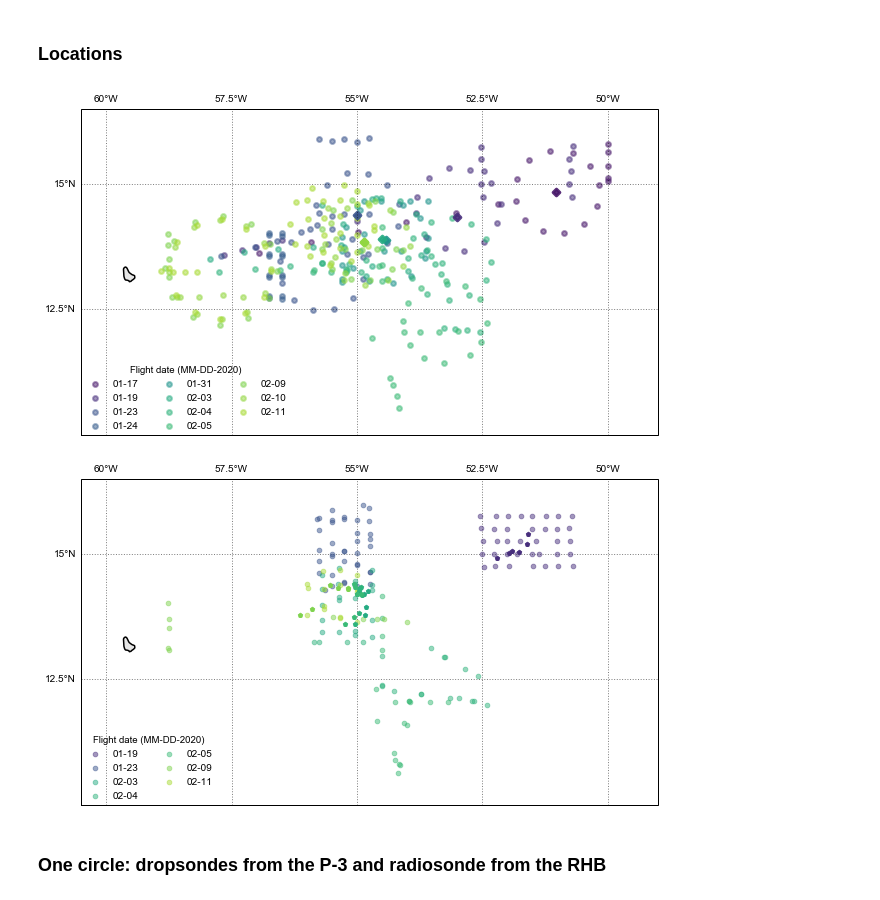
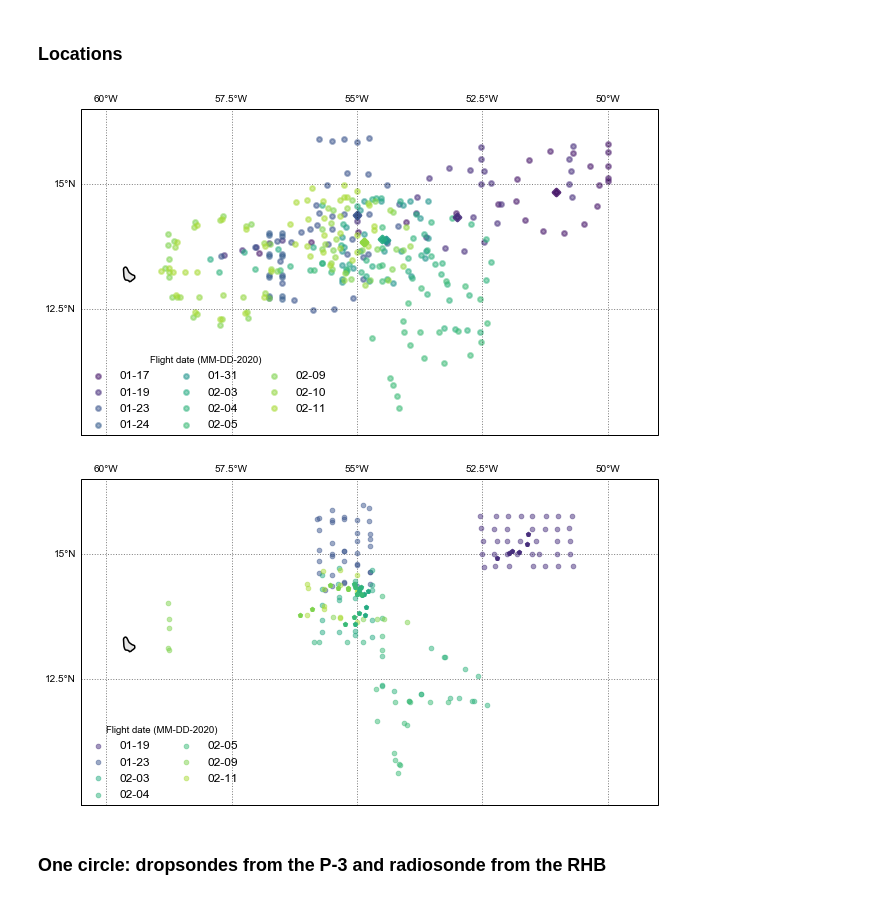
Before and after one commit to RobertPincus/atomic-p3-data-paper, a Jupyter notebook: Figures.ipynb, the cells around one changed output. Saved outputs shown, nothing was run; the diff lists cells and outputs as text; code cells hidden in the pictures.

Commit message:
Updates to figures

```diff
--- a/Figures.ipynb
+++ b/Figures.ipynb
@@ -34,7 +34,7 @@ mpl.rcParams['font.sans-serif'] = "Arial"
 mpl.rcParams['font.family'] = "sans-serif"
 mpl.rcParams["legend.frameon"] = False
 
-saveFigs = True
+saveFigs = False
 # %%
 def set_up_map(plt, lon_w = -60.5, lon_e = -49, lat_s = 10, lat_n = 16.5):
     ax  = plt.axes(projection=ccrs.PlateCarree())
@@ -143,7 +143,7 @@ Data variables:
 #
 # Ron Brown - met/sea/nav/flux file provided by NOAA PSL
 #
-rhb = xr.open_dataset('https://psl.noaa.gov/thredds/dodsC/Datasets/ATOMIC/data/rhb/nav_met_sea_flux/EUREC4A_ATOMIC_RonBrown_atm_ocean_near_surface_profiles_20200109-20200212_v1.0.nc')
+rhb = xr.open_dataset('https://psl.noaa.gov/thredds/dodsC/Datasets/ATOMIC/data/rhb/nav_met_sea_flux/EUREC4A_ATOMIC_RonBrown_atm_ocean_near_surface_profiles_20200109-20200212_v1.1.nc')
 #
 # Dates when the RHB was within the dropsonde circle - see Table 3 of Quinn et al. 2020
 #
@@ -265,35 +265,35 @@ for d in flight_dates:
     flight = nav_data.sel(time=d.strftime("%Y-%m-%d"))
     sonde_times = [s['launch_time'] for s in p3_sonde_descrips if s['launch_time'].date() == d]
     flight = flight.sel(time=sonde_times)
     ax.scatter(flight.lon, flight.lat,
                 lw=2, alpha=0.5, color=flight_cols[flight_dates.index(d)],
                 label="{:02d}-{:02d}".format(d.month, d.day))
 #
 # Add the RHB locations
 #
 # Use the flight segmentation files developed for EUREC4A and ATOMIC, which have the times of the circles
 #
 seg_base = 'https://raw.githubusercontent.com/eurec4a/flight-phase-separation/master/flight_phase_files/P3/'
 for d in rhb_dates:
     #
     # When was the first circle on this day?
     #   Most days had only one circle with sonde;
     #   on the day with two circles the RHB was in the center of the first)
     #
     seg_file = 'EUREC4A_ATOMIC_P3_Flight-segments_2020{:02d}{:02d}_v0.5.yaml'.format(d.month, d.day)
     with urllib.request.urlopen(seg_base + seg_file) as f:
         segs = yaml.safe_load(f)
     circ = [s for s in segs["segments"] if s["name"]=="circle 1" or s["name"]=="RHB circle"][0]
     rhb_loc = rhb.sel(time=circ["start"], method="nearest")
     ax.scatter(rhb_loc.lon, rhb_loc.lat,
             lw=3, color=flight_cols[flight_dates.index(d)], marker="D")
 
-plt.legend(ncol=3,loc=(0.0,0.0),fontsize=10,framealpha=0.8,markerscale=1, title="Flight date (MM-DD-2020)")
+plt.legend(ncol=3,loc=(0.0,0.0),fontsize=12,framealpha=0.8,markerscale=1, title="Flight date (MM-DD-2020)")
 plt.tight_layout()
 if saveFigs:
     fig.savefig(figDir.joinpath("Dropsondes-plan-view.pdf"), dpi=600, transparent=True, bbox_inches = "tight")
 # %% [output]
-[figure, old version]
+[figure, new version]
 # %%
 sns.set_context("paper")
 fig = plt.figure(figsize = (8.3, 9.4))
@@ -320,14 +320,14 @@ for d in swift_dates:
                    alpha=1,color=flight_cols[flight_dates.index(d)],
                    transform=ccrs.PlateCarree(),zorder=7, marker = "p")
 
-plt.legend(ncol=2,loc=(0.0,0.0),fontsize=10,framealpha=0.8,markerscale=1, title="Flight date (MM-DD-2020)")
+plt.legend(ncol=2,loc=(0.0,0.0),fontsize=12,framealpha=0.8,markerscale=1, title="Flight date (MM-DD-2020)")
 plt.tight_layout()
 if saveFigs:
     fig.savefig(figDir.joinpath("AXBTs-plan-view.pdf"), dpi=600, transparent=True, bbox_inches = "tight")
 
 # On 19 Jan and 3 Feb the AXBTs bracket the SWIFTs; on 23 Jan? the SWIFTs are at the southern end of the AXBT pattern
 # %% [output]
-[figure, old version]
+[figure, new version]
 # %% [markdown]
 ### One circle: dropsondes from the P-3 and radiosonde from the RHB
 # %%
```
Also changed, not shown: parts of 3 cells of this notebook.
